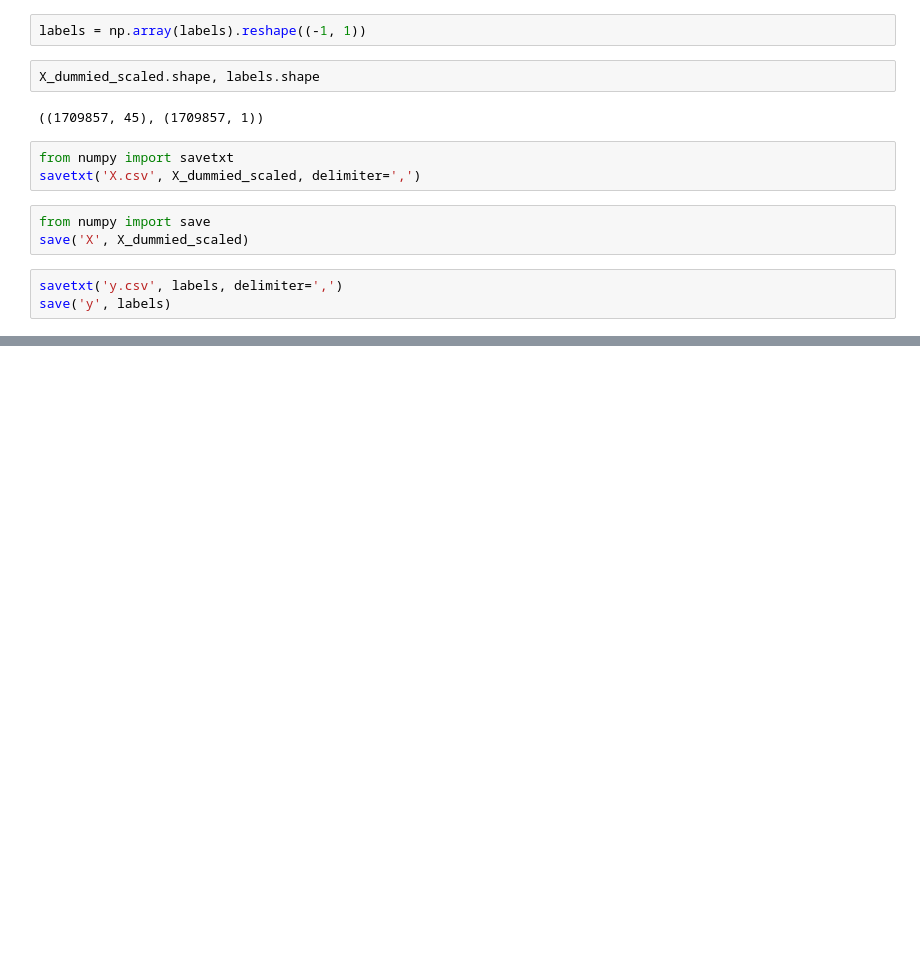
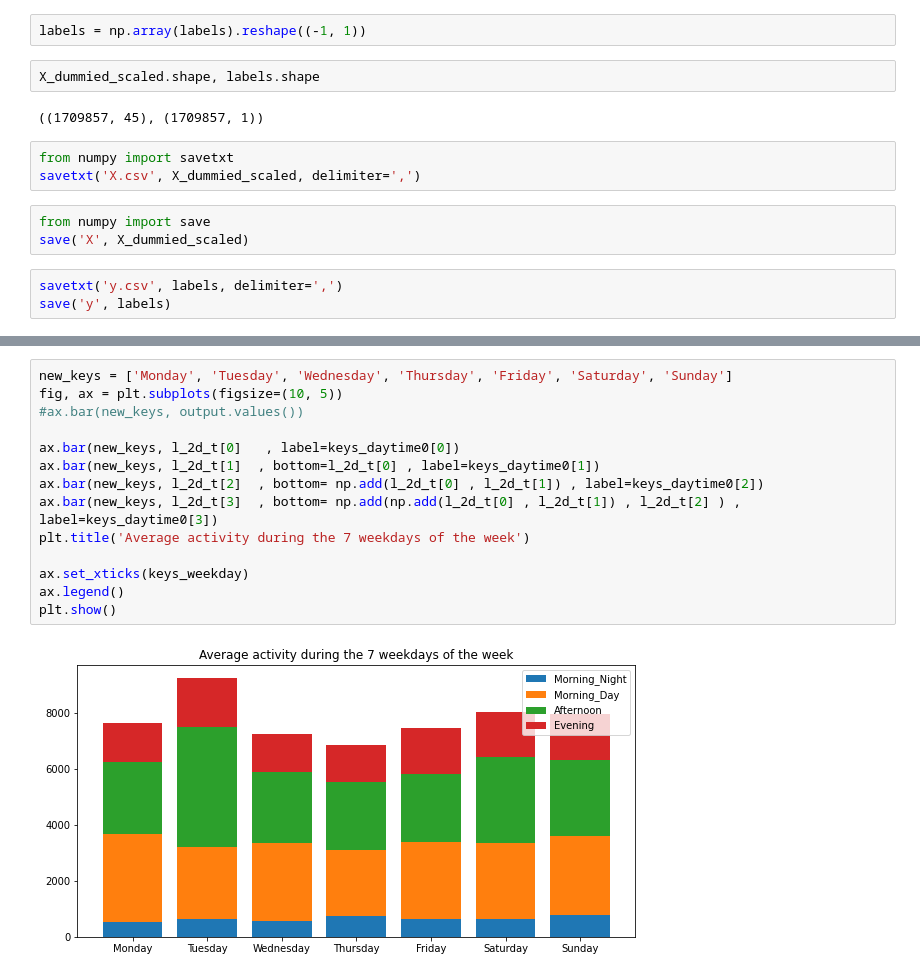
Before and after one commit to vladbucur2000/casas-datascience, a Jupyter notebook: Casas_ADS_CW.ipynb, the cells around one changed output, grey strips where cells are left out. Cells and saved outputs as stored; diff of their text form; blank space fills up the shorter version.

```diff
--- a/Casas_ADS_CW.ipynb
+++ b/Casas_ADS_CW.ipynb
@@ -757,0 +822,16 @@ print(weekdays[5])
+# %%
+new_keys = ['Monday', 'Tuesday', 'Wednesday', 'Thursday', 'Friday', 'Saturday', 'Sunday']
+fig, ax = plt.subplots(figsize=(10, 5))
+#ax.bar(new_keys, output.values())
+
+ax.bar(new_keys, l_2d_t[0]   , label=keys_daytime0[0])
+ax.bar(new_keys, l_2d_t[1]  , bottom=l_2d_t[0] , label=keys_daytime0[1])
+ax.bar(new_keys, l_2d_t[2]  , bottom= np.add(l_2d_t[0] , l_2d_t[1]) , label=keys_daytime0[2])
+ax.bar(new_keys, l_2d_t[3]  , bottom= np.add(np.add(l_2d_t[0] , l_2d_t[1]) , l_2d_t[2] ) , label=keys_daytime0[3])
+plt.title('Average activity during the 7 weekdays of the week')
+
+ax.set_xticks(keys_weekday)
+ax.legend()
+plt.show()
+# %% [output]
+[figure, added]
```
Also changed, not shown: parts of 15 cells of this notebook.
